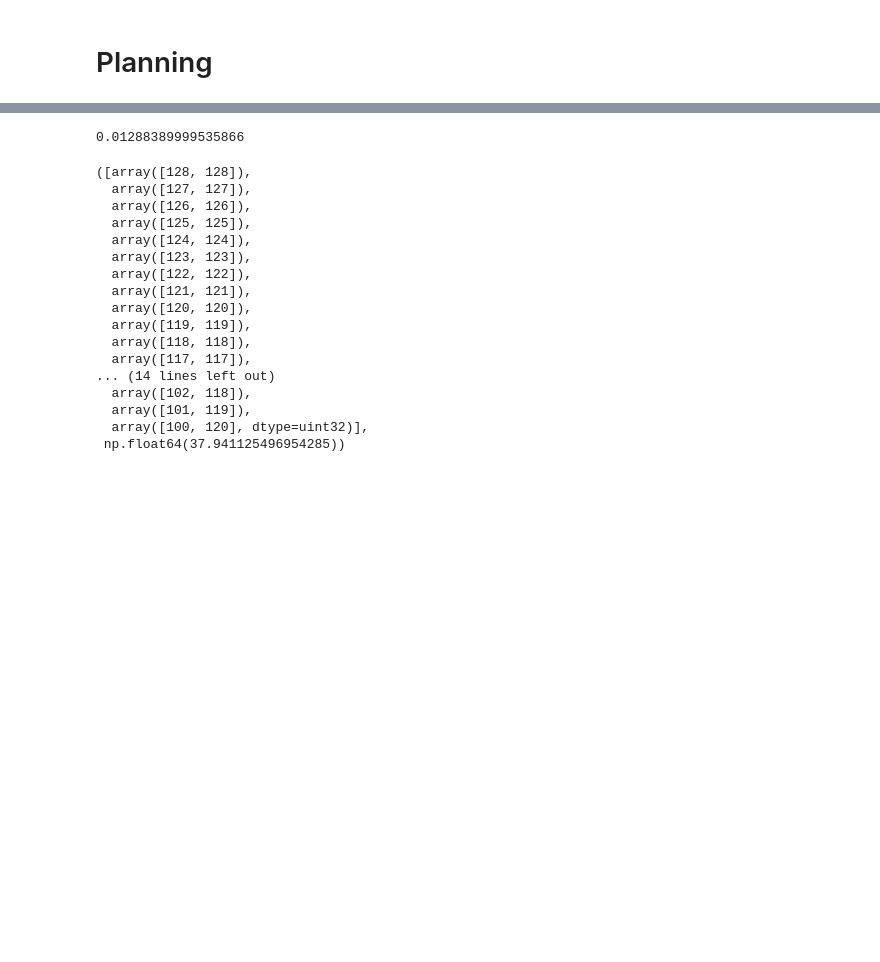
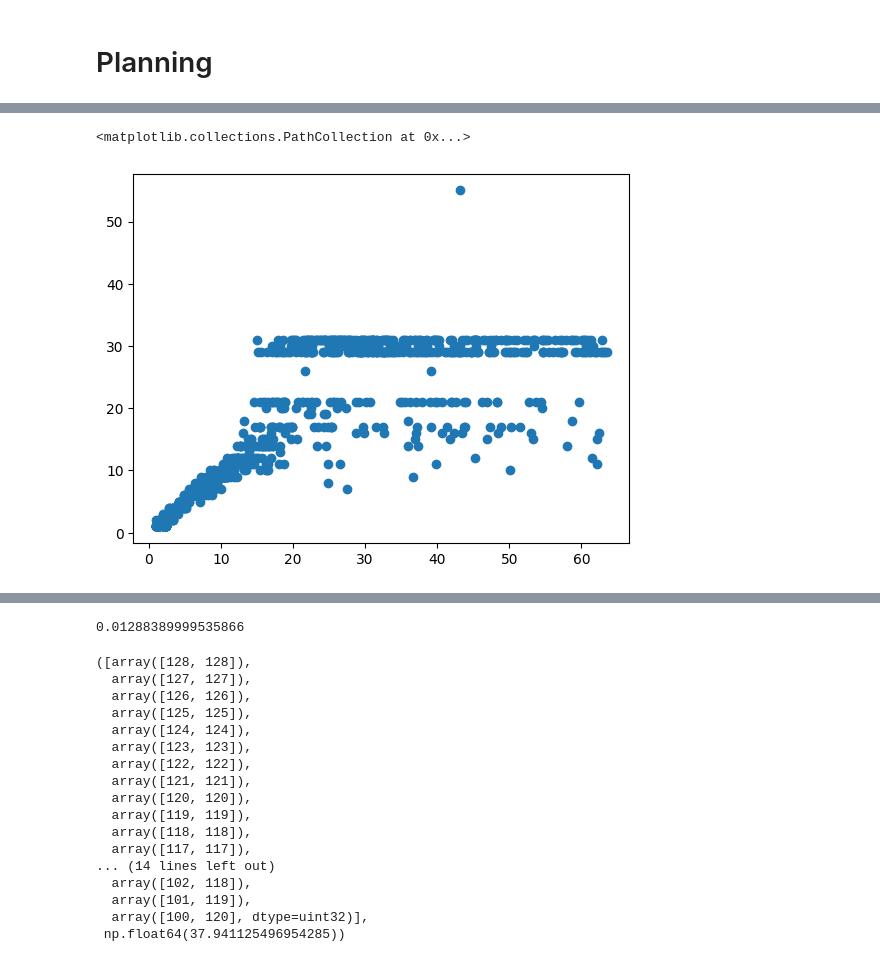
Before and after one commit to jaron-cui/nwm-planning, a Jupyter notebook: experiment/planning.ipynb, the cells around one changed output, grey strips where cells are left out. Cells and saved outputs as stored; diff of their text form; code cells hidden in the pictures; blank space fills up the shorter version.

```diff
--- a/experiment/planning.ipynb
+++ b/experiment/planning.ipynb
@@ -156,0 +337,5 @@ array([0, 1, 2, 3, 4, 5, 6, 7, 8, 9])
+# %%
+plt.scatter(torch.cat(actual).cpu(), torch.cat(predicted).cpu())
+# %% [output]
+<matplotlib.collections.PathCollection at 0x...>
+[figure, added]
```
Also changed, not shown: parts of 7 cells of this notebook, 55 other files.
